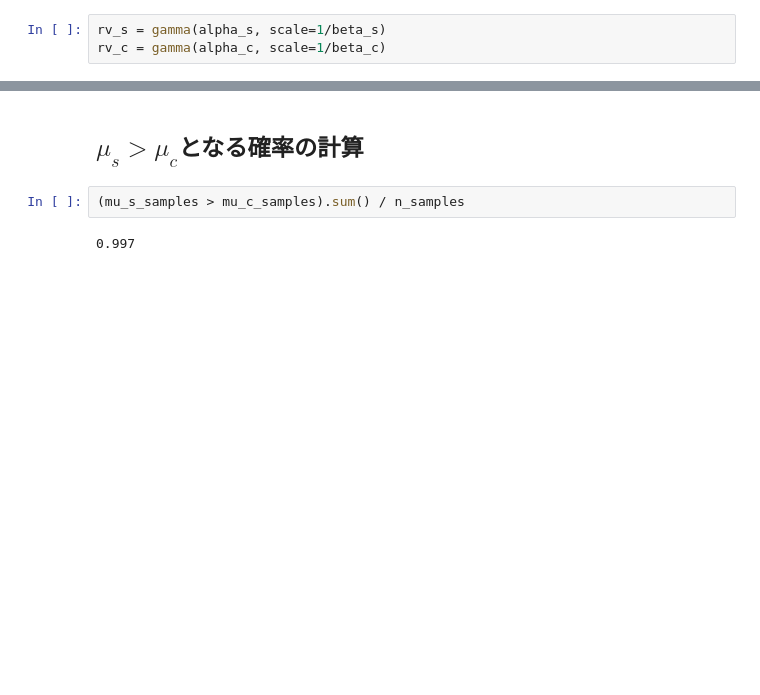
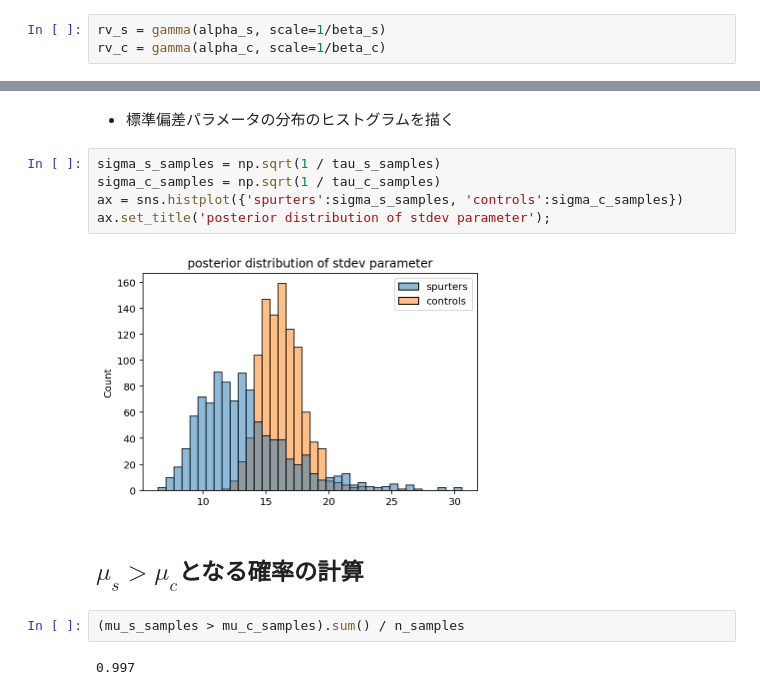
Before and after one commit to tomonari-masada/course2021-stats1, a Jupyter notebook: normalgamma_Rosenthal_and_Jacobson_1968.ipynb, the cells around one changed output, grey strips where cells are left out. Drawn from its saved outputs; the diff is of its cells as text; blank space fills up the shorter version.

```diff
--- a/normalgamma_Rosenthal_and_Jacobson_1968.ipynb
+++ b/normalgamma_Rosenthal_and_Jacobson_1968.ipynb
@@ -113,3 +116,12 @@ sns.histplot(df)
+# %% [markdown]
+* 標準偏差パラメータの分布のヒストグラムを描く
+# %%
+sigma_s_samples = np.sqrt(1 / tau_s_samples)
+sigma_c_samples = np.sqrt(1 / tau_c_samples)
+ax = sns.histplot({'spurters':sigma_s_samples, 'controls':sigma_c_samples})
+ax.set_title('posterior distribution of stdev parameter');
+# %% [output]
+[figure, added]
 # %% [markdown]
 ## $\mu_s > \mu_c$となる確率の計算
 # %%
```
Also changed, not shown: parts of 14 cells of this notebook.
